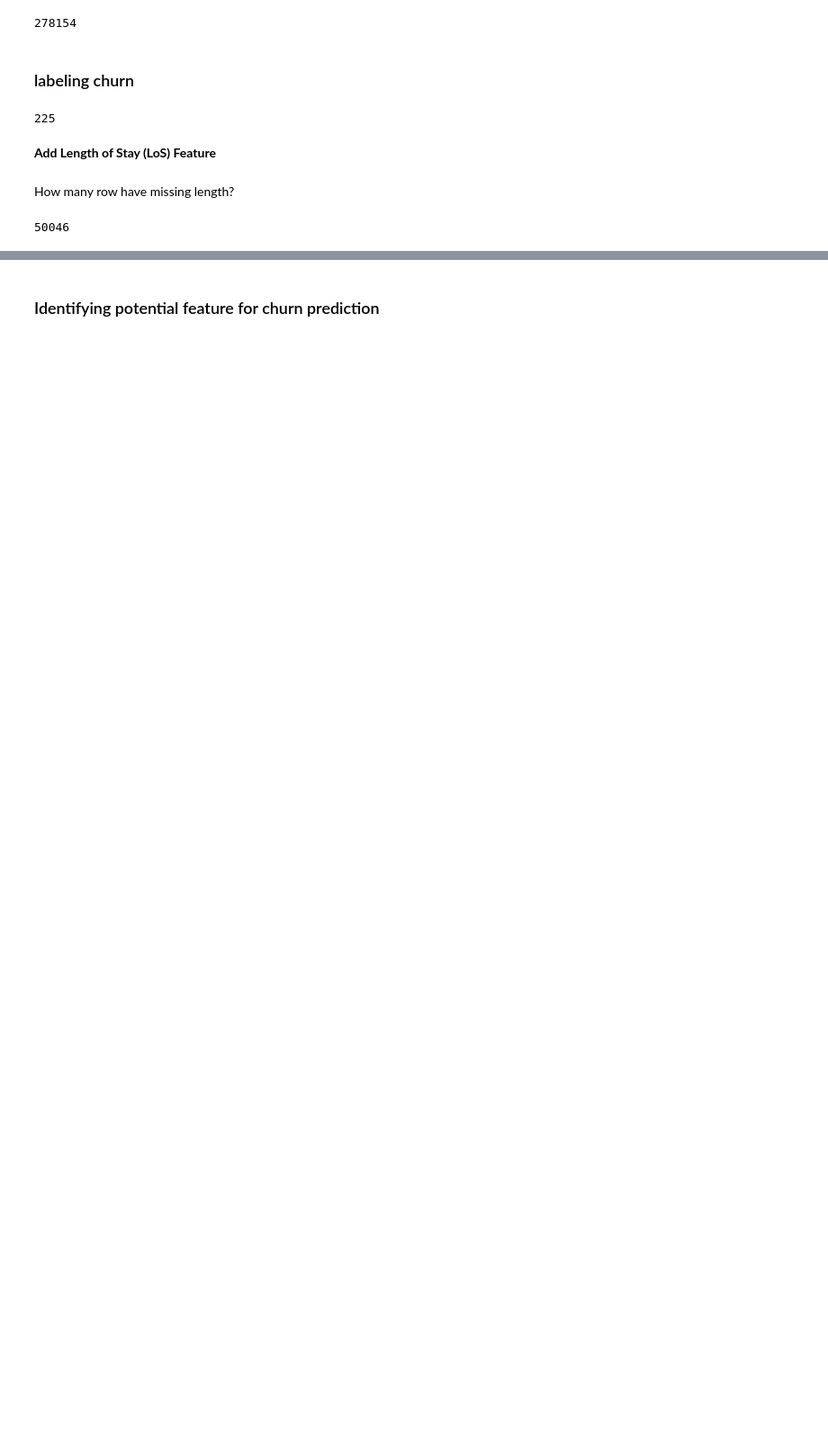
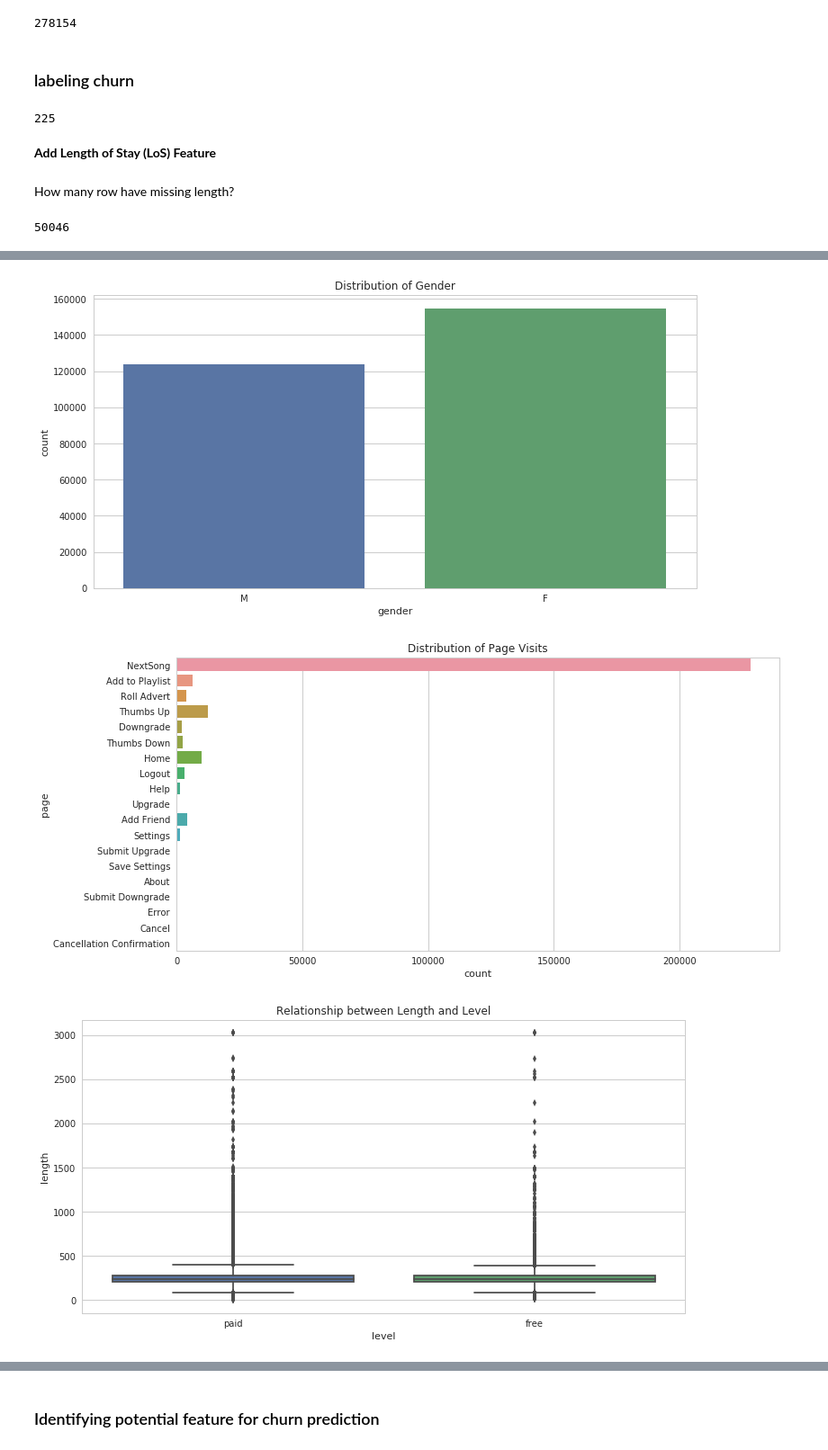
Before and after one commit to wsr13990/Sparkify, a Jupyter notebook: Sparkify.ipynb, the cells around one changed output, grey strips where cells are left out. Shown at 90% size. Drawn from its saved outputs; the diff is of its cells as text; code cells hidden in the pictures; blank space fills up the shorter version.

```diff
--- a/Sparkify.ipynb
+++ b/Sparkify.ipynb
@@ -157,0 +139,4 @@ df.where(f.col("length").isNull()).count()
+# %%
+pipeline = pipeline_builder()
+df_exploration = get_churn_flag(df)
+df_exploration = pipeline.fit(df_exploration).transform(df_exploration)
@@ -178,0 +203,41 @@ df_exploration = (
+# %%
+import matplotlib.pyplot as plt
+import seaborn as sns
+from pyspark.sql.functions import col
+from pyspark.sql.types import DoubleType
+
+# Convert 'length' column to DoubleType for visualization (if needed)
+df_exploration = df_exploration.withColumn('length', col('length').cast(DoubleType()))
+
+# Summary statistics
+summary = df_exploration.describe().toPandas()
+print(summary)
+
+# Subplot visualization using Seaborn
+sns.set(style="whitegrid")
+
+# Example 1: Distribution of Gender
+plt.figure(figsize=(12, 6))
+sns.countplot(data=df_exploration.toPandas(), x='gender')
+plt.title('Distribution of Gender')
+plt.show()
+
+# Example 2: Distribution of Page Visits
+plt.figure(figsize=(12, 6))
+sns.countplot(data=df_exploration.toPandas(), y='page')
+plt.title('Distribution of Page Visits')
+plt.show()
+
+# Example 3: Relationship between Length and Level
+plt.figure(figsize=(12, 6))
+sns.boxplot(data=df_exploration.toPandas(), x='level', y='length')
+plt.title('Relationship between Length and Level')
+plt.show()
+
+# Example 5: Correlation Heatmap
+correlation_matrix = df_exploration.select(['length', 'itemInSession', 'time_spent_1d', 'los_hour', 'los_day']).toPandas().corr()
+plt.figure(figsize=(10, 8))
+sns.heatmap(correlation_matrix, annot=True, cmap='coolwarm')
+plt.title('Correlation Heatmap')
+plt.show()
+# %% [output]
@@ -178,0 +261,3 @@ df_exploration = (
+[figure, added]
+[figure, added]
+[figure, added]
```
Also changed, not shown: parts of 19 cells of this notebook, 1 other file.
